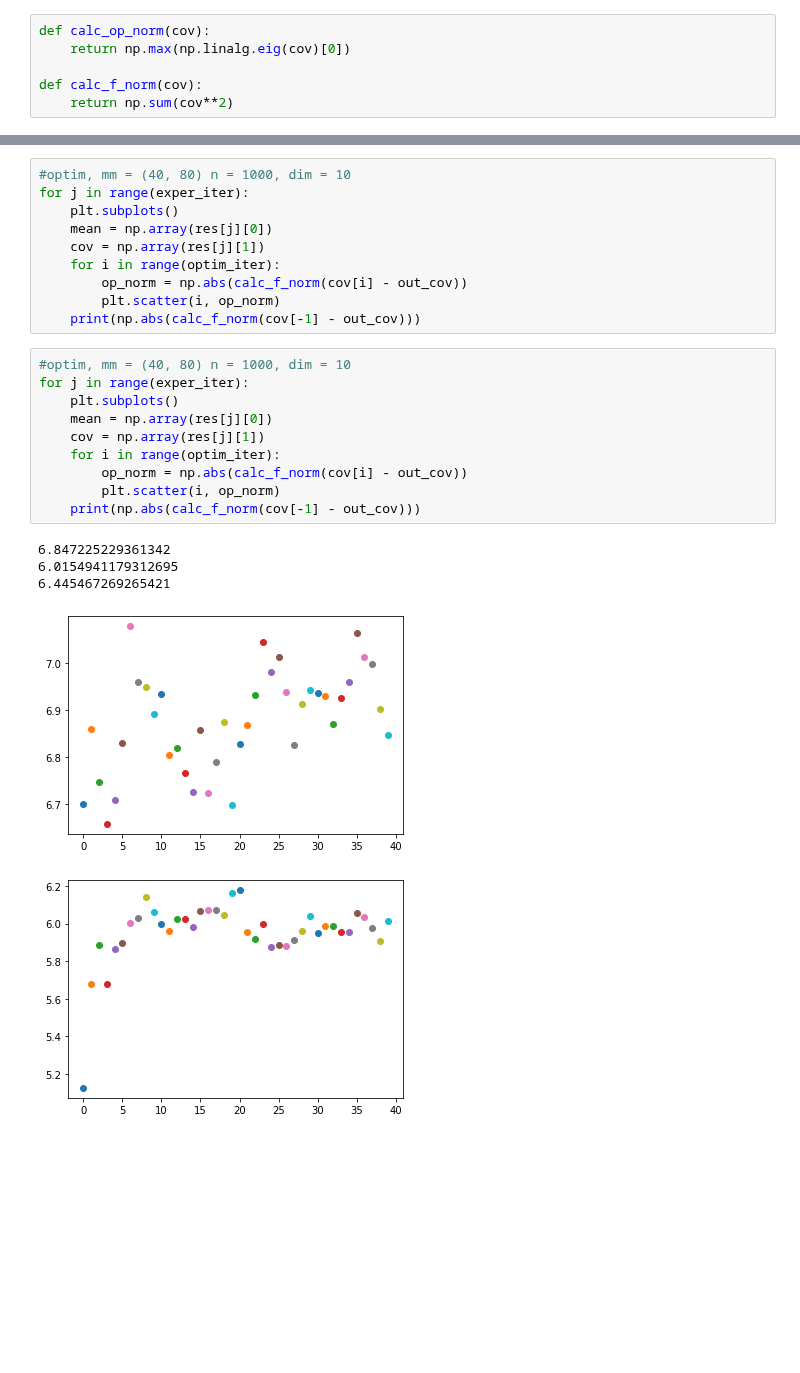
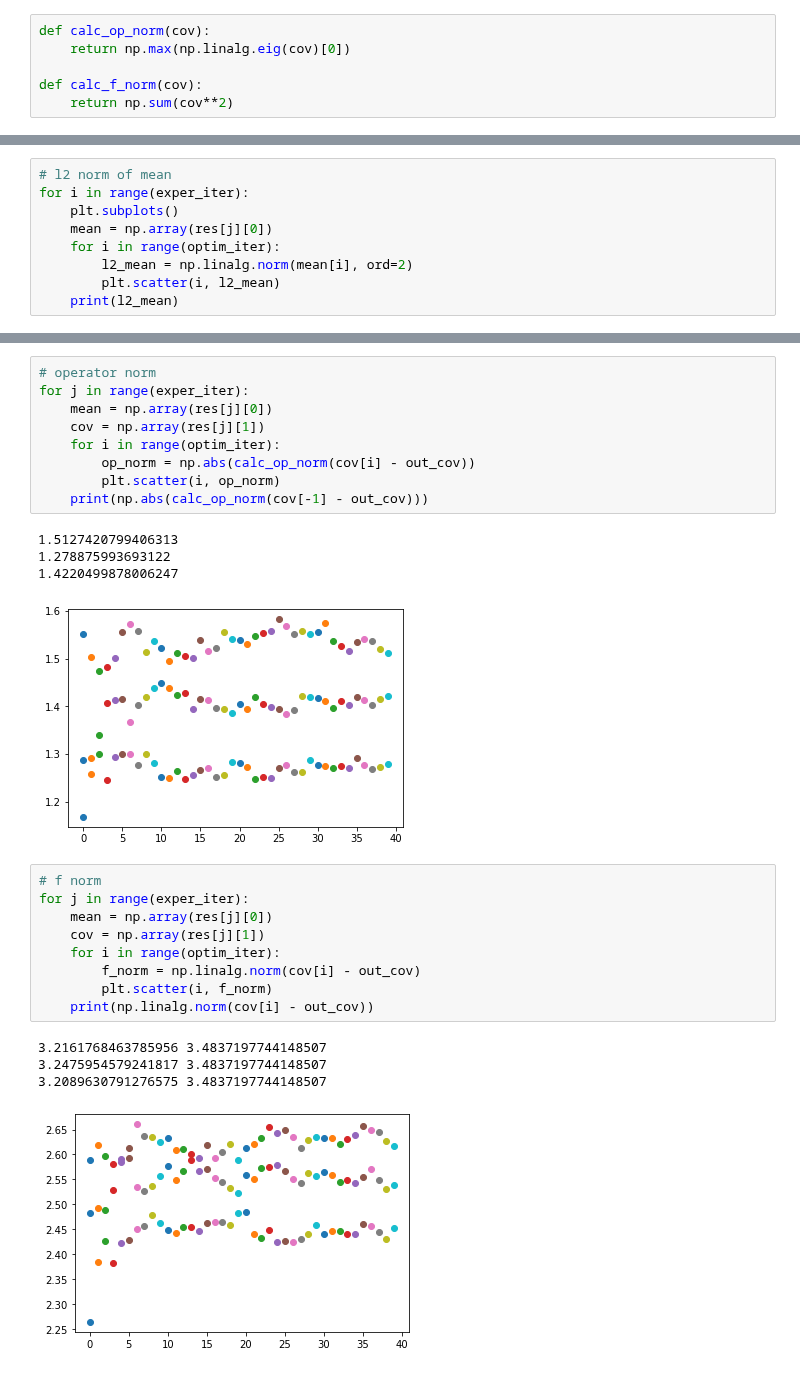
Before and after one commit to monarsan/robust-GAN, a Jupyter notebook: work/multivar_nonfixed_cov.ipynb, the cells around one changed output, grey strips where cells are left out. Saved outputs shown, nothing was run; the diff lists cells and outputs as text; blank space fills up the shorter version.

Commit message:
add experiment

```diff
--- a/work/multivar_nonfixed_cov.ipynb
+++ b/work/multivar_nonfixed_cov.ipynb
@@ -100,0 +103,9 @@ def calc_f_norm(cov):
+# %%
+# l2 norm of mean
+for i in range(exper_iter):
+    plt.subplots()
+    mean = np.array(res[j][0])
+    for i in range(optim_iter):
+        l2_mean = np.linalg.norm(mean[i], ord=2)
+        plt.scatter(i, l2_mean)
+    print(l2_mean)
@@ -101,26 +119,28 @@ def calc_f_norm(cov):
 # %%
-#optim, mm = (40, 80) n = 1000, dim = 10
+# operator norm
 for j in range(exper_iter):
-    plt.subplots()
     mean = np.array(res[j][0])
     cov = np.array(res[j][1])
     for i in range(optim_iter):
-        op_norm = np.abs(calc_f_norm(cov[i] - out_cov))
+        op_norm = np.abs(calc_op_norm(cov[i] - out_cov))
         plt.scatter(i, op_norm)
-    print(np.abs(calc_f_norm(cov[-1] - out_cov)))
+    print(np.abs(calc_op_norm(cov[-1] - out_cov)))
+# %% [output]
+1.5127420799406313
+1.278875993693122
+1.4220499878006247
+[figure, added]
 # %%
-#optim, mm = (40, 80) n = 1000, dim = 10
+# f norm
 for j in range(exper_iter):
-    plt.subplots()
     mean = np.array(res[j][0])
     cov = np.array(res[j][1])
     for i in range(optim_iter):
-        op_norm = np.abs(calc_f_norm(cov[i] - out_cov))
-        plt.scatter(i, op_norm)
-    print(np.abs(calc_f_norm(cov[-1] - out_cov)))
+        f_norm = np.linalg.norm(cov[i] - out_cov)
+        plt.scatter(i, f_norm)
+    print(np.linalg.norm(cov[i] - out_cov))
 # %% [output]
-6.847225229361342
-6.0154941179312695
-6.445467269265421
+3.2161768463785956 3.4837197744148507
+3.2475954579241817 3.4837197744148507
+3.2089630791276575 3.4837197744148507
-[figure, old version]
+[figure, new version]
-[figure, removed]
```
Also changed, not shown: parts of 9 cells of this notebook.
